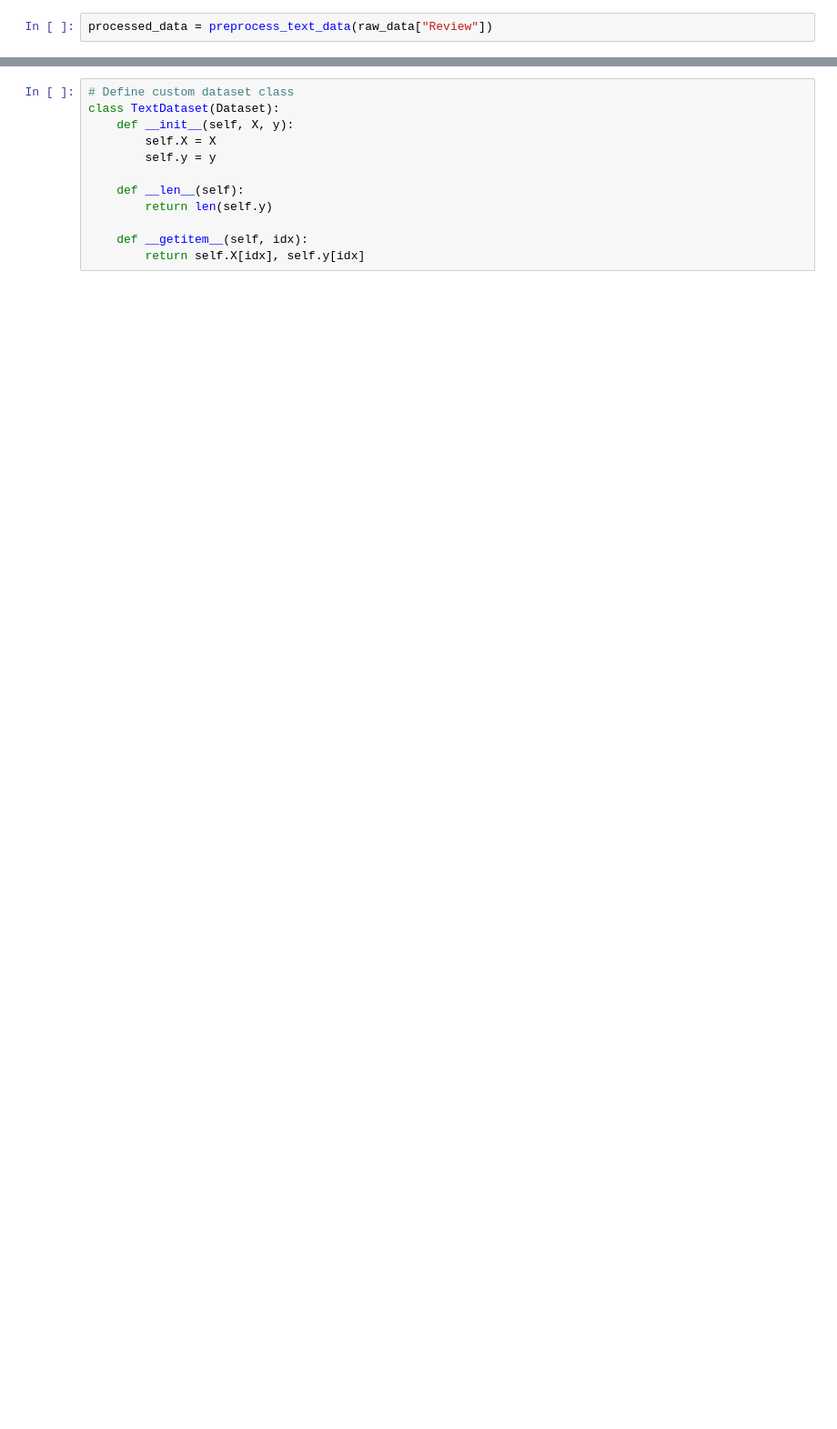
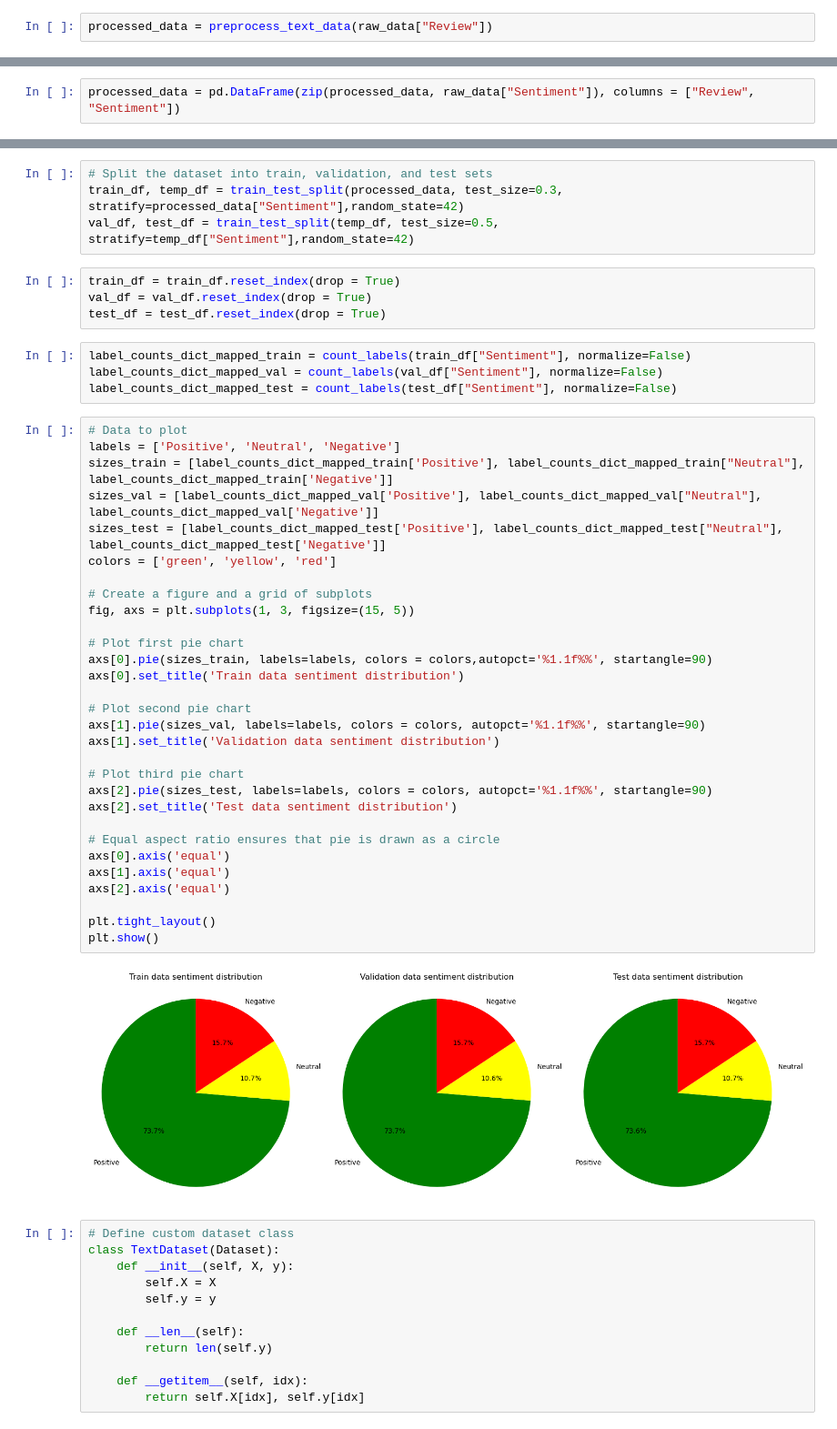
Before and after one commit to Ely6899/Reviews_Analysis, a Jupyter notebook: hotel_reviews.ipynb, the cells around one changed output, grey strips where cells are left out. Shown at 91% size. Cells and saved outputs as stored; diff of their text form; blank space fills up the shorter version.

```diff
--- a/hotel_reviews.ipynb
+++ b/hotel_reviews.ipynb
@@ -111,0 +213,2 @@ vectorized_data = processed_data.apply(words2MeanVector)
+# %%
+processed_data = pd.DataFrame(zip(processed_data, raw_data["Sentiment"]), columns = ["Review", "Sentiment"])
@@ -112,3 +227,47 @@ vectorized_data = processed_data.apply(words2MeanVector)
+# %%
+# Split the dataset into train, validation, and test sets
+train_df, temp_df = train_test_split(processed_data, test_size=0.3, stratify=processed_data["Sentiment"],random_state=42)
+val_df, test_df = train_test_split(temp_df, test_size=0.5, stratify=temp_df["Sentiment"],random_state=42)
+# %%
+train_df = train_df.reset_index(drop = True)
+val_df = val_df.reset_index(drop = True)
+test_df = test_df.reset_index(drop = True)
+# %%
+label_counts_dict_mapped_train = count_labels(train_df["Sentiment"], normalize=False)
+label_counts_dict_mapped_val = count_labels(val_df["Sentiment"], normalize=False)
+label_counts_dict_mapped_test = count_labels(test_df["Sentiment"], normalize=False)
+# %%
+# Data to plot
+labels = ['Positive', 'Neutral', 'Negative']
+sizes_train = [label_counts_dict_mapped_train['Positive'], label_counts_dict_mapped_train["Neutral"], label_counts_dict_mapped_train['Negative']]
+sizes_val = [label_counts_dict_mapped_val['Positive'], label_counts_dict_mapped_val["Neutral"], label_counts_dict_mapped_val['Negative']]
+sizes_test = [label_counts_dict_mapped_test['Positive'], label_counts_dict_mapped_test["Neutral"], label_counts_dict_mapped_test['Negative']]
+colors = ['green', 'yellow', 'red']
+
+# Create a figure and a grid of subplots
+fig, axs = plt.subplots(1, 3, figsize=(15, 5))
+
+# Plot first pie chart
+axs[0].pie(sizes_train, labels=labels, colors = colors,autopct='%1.1f%%', startangle=90)
+axs[0].set_title('Train data sentiment distribution')
+
+# Plot second pie chart
+axs[1].pie(sizes_val, labels=labels, colors = colors, autopct='%1.1f%%', startangle=90)
+axs[1].set_title('Validation data sentiment distribution')
+
+# Plot third pie chart
+axs[2].pie(sizes_test, labels=labels, colors = colors, autopct='%1.1f%%', startangle=90)
+axs[2].set_title('Test data sentiment distribution')
+
+# Equal aspect ratio ensures that pie is drawn as a circle
+axs[0].axis('equal')
+axs[1].axis('equal')
+axs[2].axis('equal')
+
+plt.tight_layout()
+plt.show()
+# %% [output]
+[figure, added]
 # %%
 # Define custom dataset class
 class TextDataset(Dataset):
```
Also changed, not shown: parts of 53 cells of this notebook.
